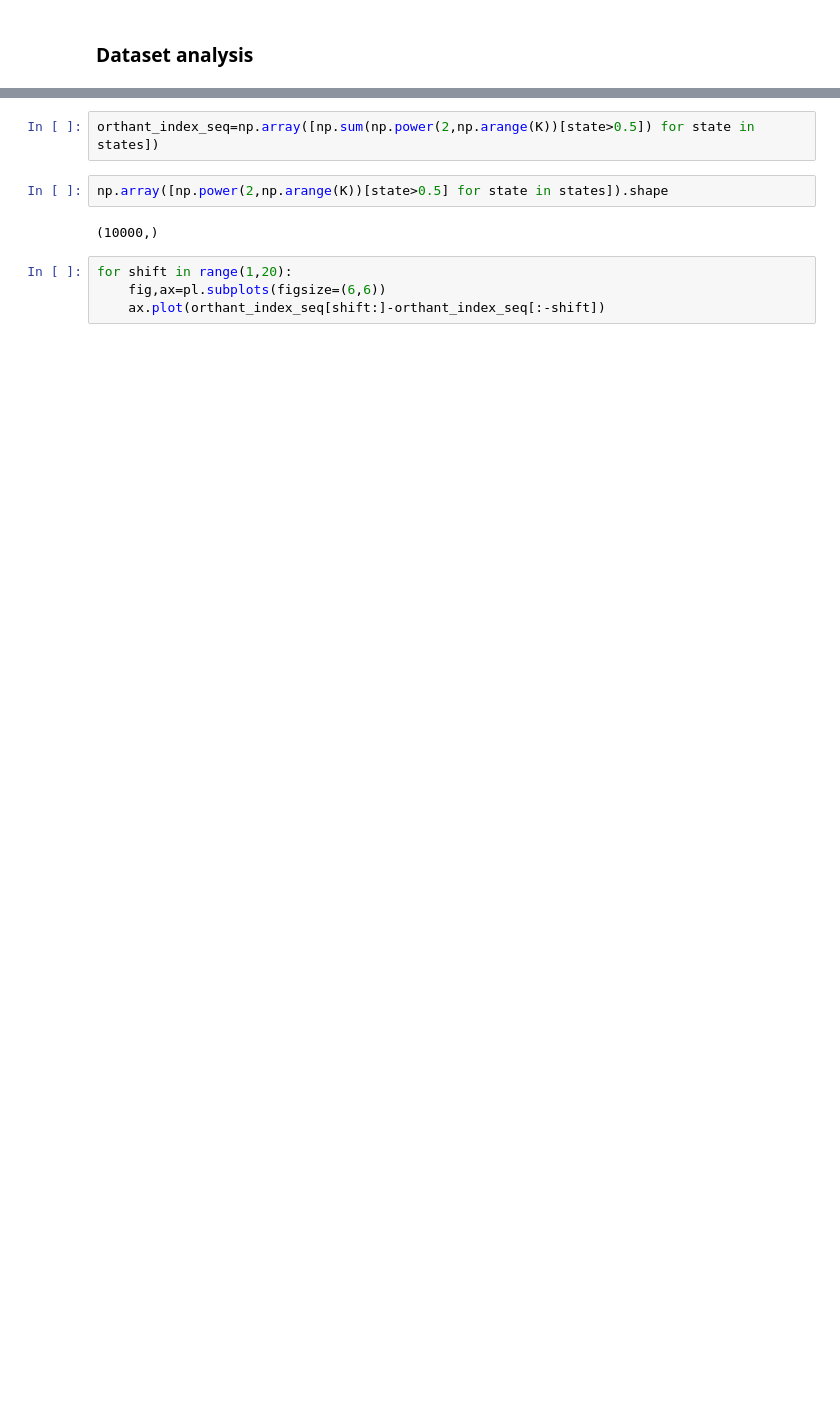
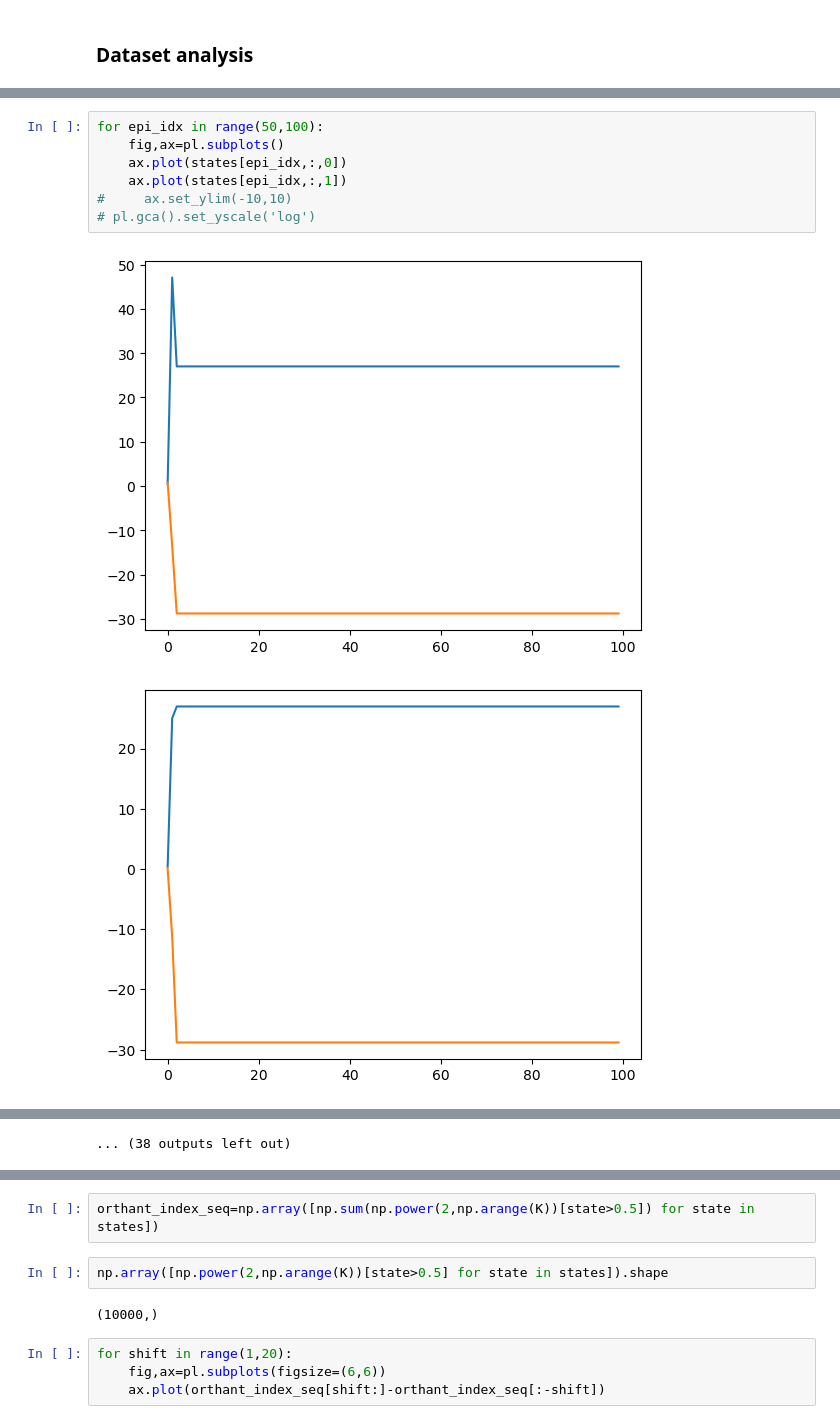
Before and after one commit to amimem/ToMM, a Jupyter notebook: trained_networks_analysis.ipynb, the cells around one changed output, grey strips where cells are left out. Saved outputs shown, nothing was run; the diff lists cells and outputs as text; blank space fills up the shorter version.

```diff
--- a/trained_networks_analysis.ipynb
+++ b/trained_networks_analysis.ipynb
@@ -144,0 +148,10 @@ episode_times=np.array(training_data["times"])
+# %%
+for epi_idx in range(50,100):
+    fig,ax=pl.subplots()
+    ax.plot(states[epi_idx,:,0])
+    ax.plot(states[epi_idx,:,1])
+#     ax.set_ylim(-10,10)
+# pl.gca().set_yscale('log')
+# %% [output]
+[figure, added]
+[figure, added]
@@ -145,3 +168,4 @@ episode_times=np.array(training_data["times"])
+... (38 outputs left out)
 # %%
 K=states.shape[1]
 fig,ax=pl.subplots(K,K,figsize=(9,9))
```
Also changed, not shown: parts of 19 cells of this notebook, 5 other files.
